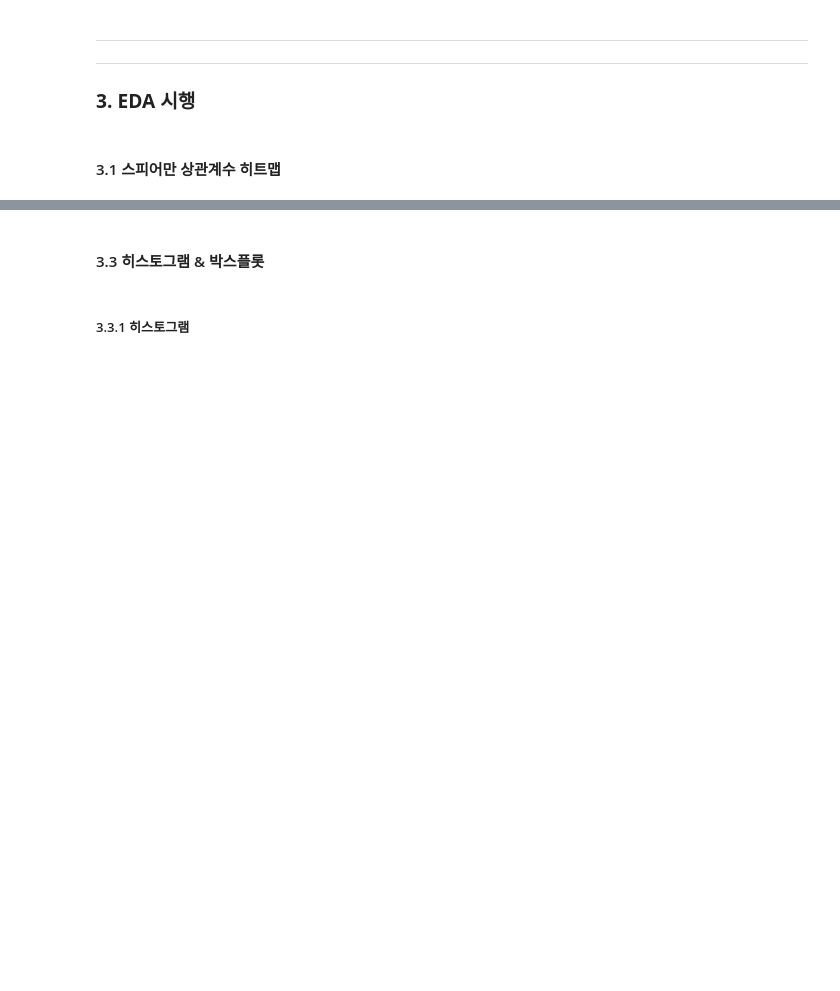
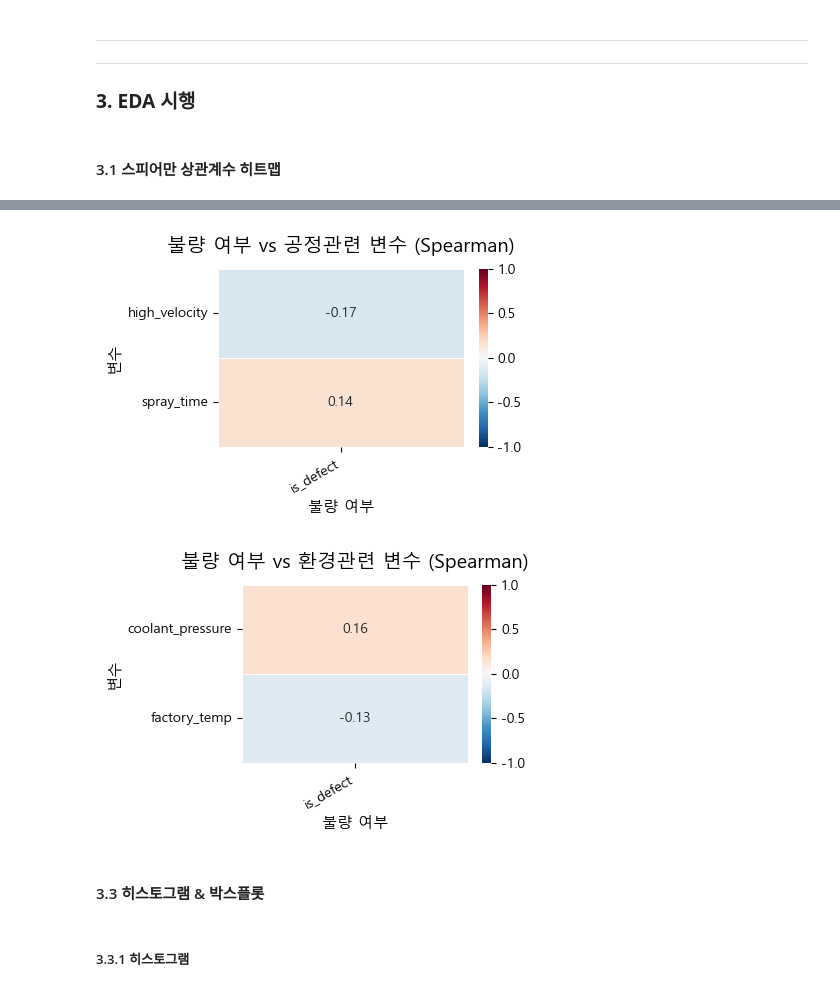
Before and after one commit to hanalo26/sparta-data11-advanced-project, a Jupyter notebook: leegolem/통계_제품2_그래프-표 생성기.ipynb, the cells around one changed output, grey strips where cells are left out. Drawn from its saved outputs; the diff is of its cells as text; code cells hidden in the pictures; blank space fills up the shorter version.

Commit message:
스피어만

```diff
--- a/leegolem/통계_제품2_그래프-표 생성기.ipynb
+++ b/leegolem/통계_제품2_그래프-표 생성기.ipynb
@@ -258,3 +209,55 @@ plot_corr_heatmap(df_original_2_1, DEFECT_COLS, SENSOR_COLS, '불량 여부 vs
+# %%
+# 1. 변수 정의
+DEFECT_COLS = ['is_defect']
+
+PROCESS_COLS = [
+    'velocity_1', 'velocity_2', 'velocity_3', 'high_velocity',
+    'cylinder_pressure', 'rapid_rise_time', 'biscuit_thickness',
+    'clamping_force', 'cycle_time', 'pressure_rise_time',
+    'casting_pressure', 'spray_time', 'spray_1_time', 'spray_2_time',
+]
+
+SENSOR_COLS = [
+    'melting_furnace_temp', 'air_pressure', 'coolant_temp', 'coolant_pressure',
+    'factory_temp', 'factory_humidity'
+]
+
+# 2. 스피어만 상관계수 히트맵 시각화 함수
+def plot_corr_heatmap(df, defect_cols, feature_cols, title):
+    corr = df[defect_cols + feature_cols].corr(method='spearman')
+    corr_target = corr.loc[feature_cols, defect_cols]
+
+    # 절댓값 기준 상위 2개만 선택
+    corr_target = corr_target.reindex(corr_target['is_defect'].abs().sort_values(ascending=False).head(2).index)
+
+    fig, ax = plt.subplots(figsize=(4.5, len(corr_target) * 0.8 + 1.5))
+
+    sns.heatmap(
+        corr_target,
+        annot=True,
+        fmt='.2f',
+        cmap='RdBu_r',
+        center=0,
+        vmin=-1, vmax=1,
+        linewidths=0.5,
+        ax=ax
+    )
+
+
+    ax.set_title(title, fontsize=14, pad=12)
+    ax.set_xlabel('불량 여부', fontsize=11)
+    ax.set_ylabel('변수', fontsize=11)
+    ax.set_yticklabels(ax.get_yticklabels(), rotation=0)
+    plt.xticks(rotation=30, ha='right')
+    plt.tight_layout()
+    plt.show()
+
+# 3. 함수 출력
+plot_corr_heatmap(df_original_2_1, DEFECT_COLS, PROCESS_COLS, '불량 여부 vs 공정관련 변수 (Spearman)')
+plot_corr_heatmap(df_original_2_1, DEFECT_COLS, SENSOR_COLS, '불량 여부 vs 환경관련 변수 (Spearman)')
+# %% [output]
+[figure, added]
+[figure, added]
 # %% [markdown]
 #### 3.3 히스토그램 & 박스플롯
 # %% [markdown]
```
Also changed, not shown: parts of 1 cell of this notebook, 1 other file.
